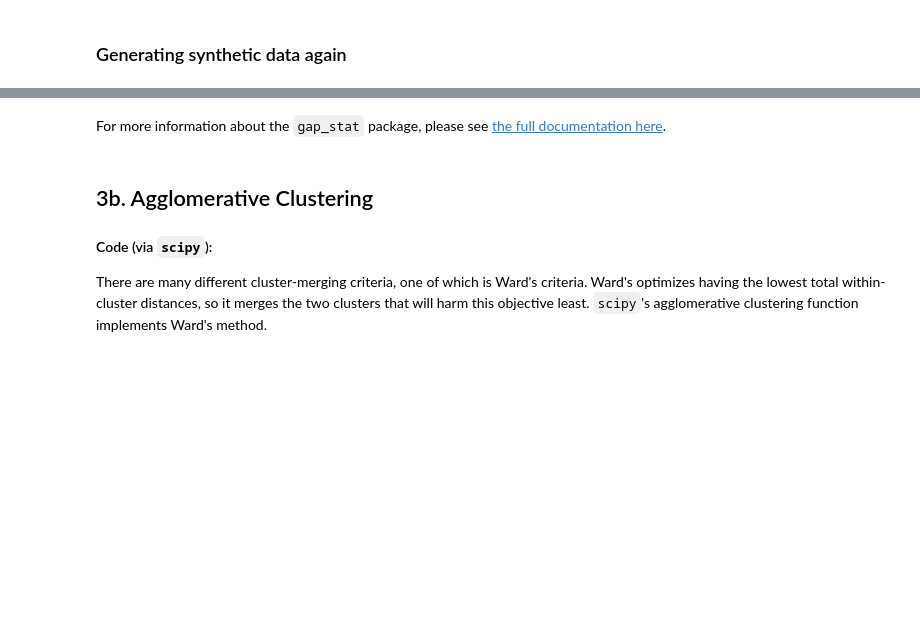
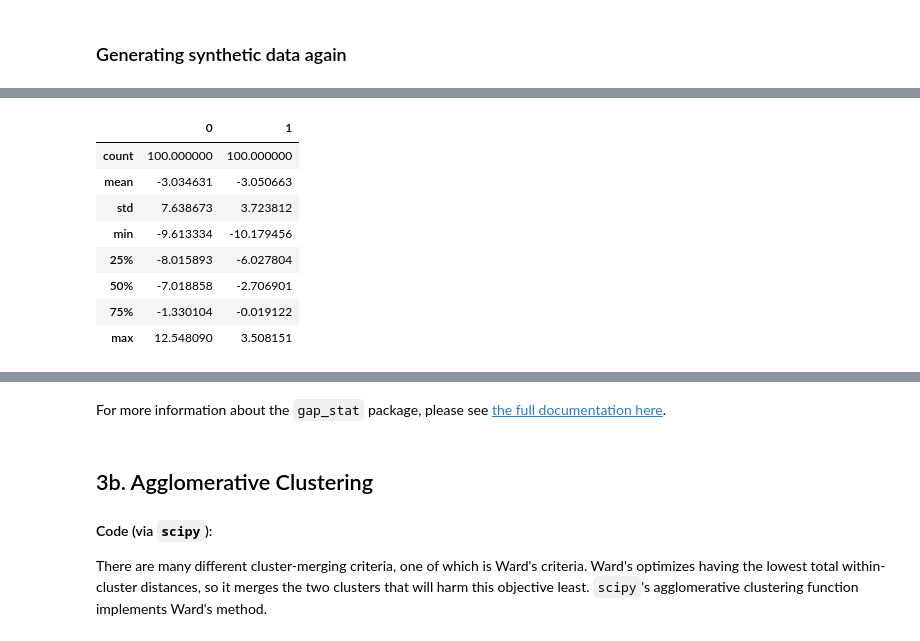
Before and after one commit to zhonglizhang/2022-CS109B, a Jupyter notebook: content/labs/lab01/cs109b_lab01_clustering_Joel.ipynb, the cells around one changed output, grey strips where cells are left out. Saved outputs shown, nothing was run; the diff lists cells and outputs as text; code cells hidden in the pictures; blank space fills up the shorter version.

```diff
--- a/content/labs/lab01/cs109b_lab01_clustering_Joel.ipynb
+++ b/content/labs/lab01/cs109b_lab01_clustering_Joel.ipynb
@@ -662,3 +666,15 @@ blob_df.head()
+# %%
+blob_df.describe()
+# %% [output]
+|  | 0 | 1 |
+| count | 100.000000 | 100.000000 |
+| mean | -3.034631 | -3.050663 |
+| std | 7.638673 | 3.723812 |
+| min | -9.613334 | -10.179456 |
+| 25% | -8.015893 | -6.027804 |
+| 50% | -7.018858 | -2.706901 |
+| 75% | -1.330104 | -0.019122 |
+| max | 12.548090 | 3.508151 |
 # %%
 gs_obj = OptimalK()
 
```
Also changed, not shown: parts of 24 cells of this notebook.
